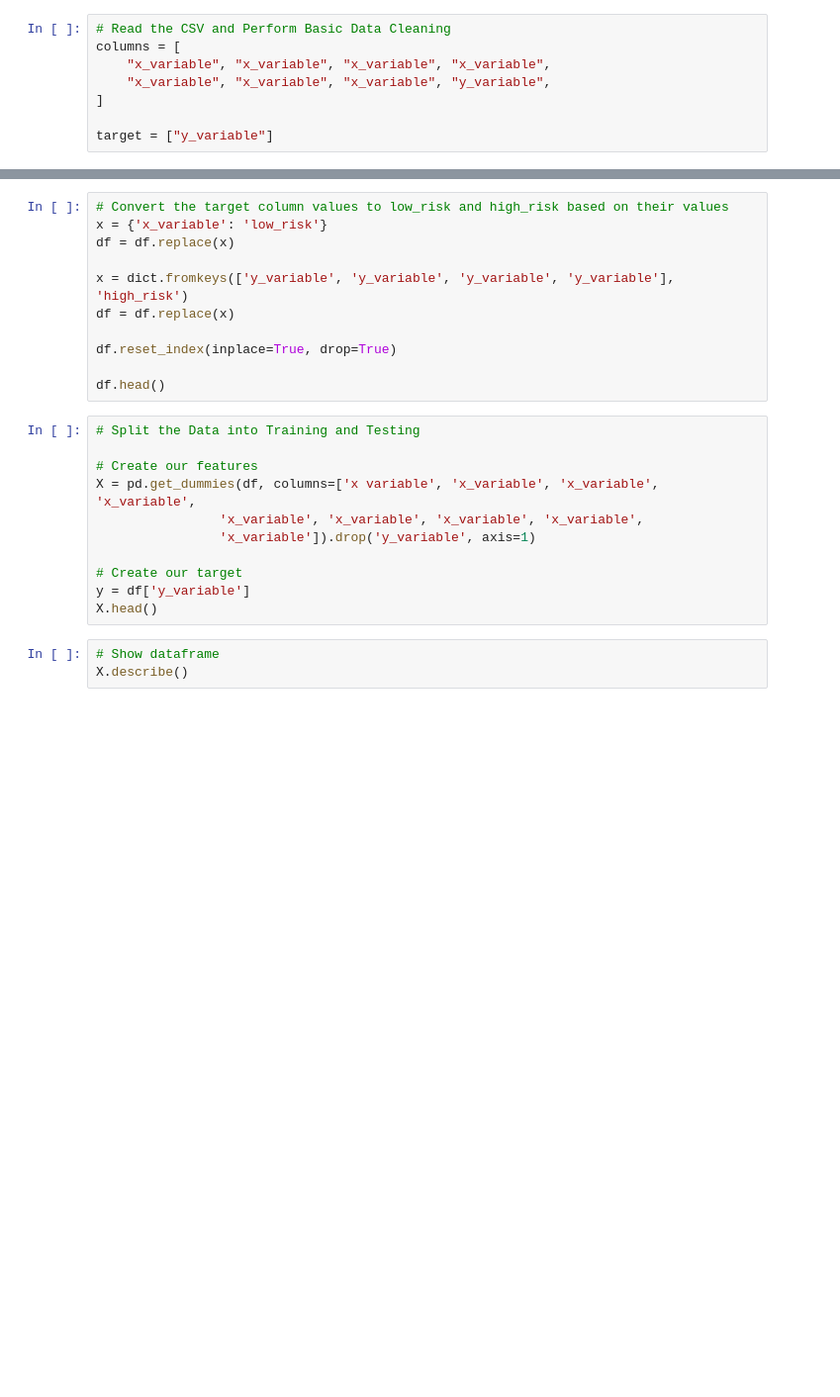
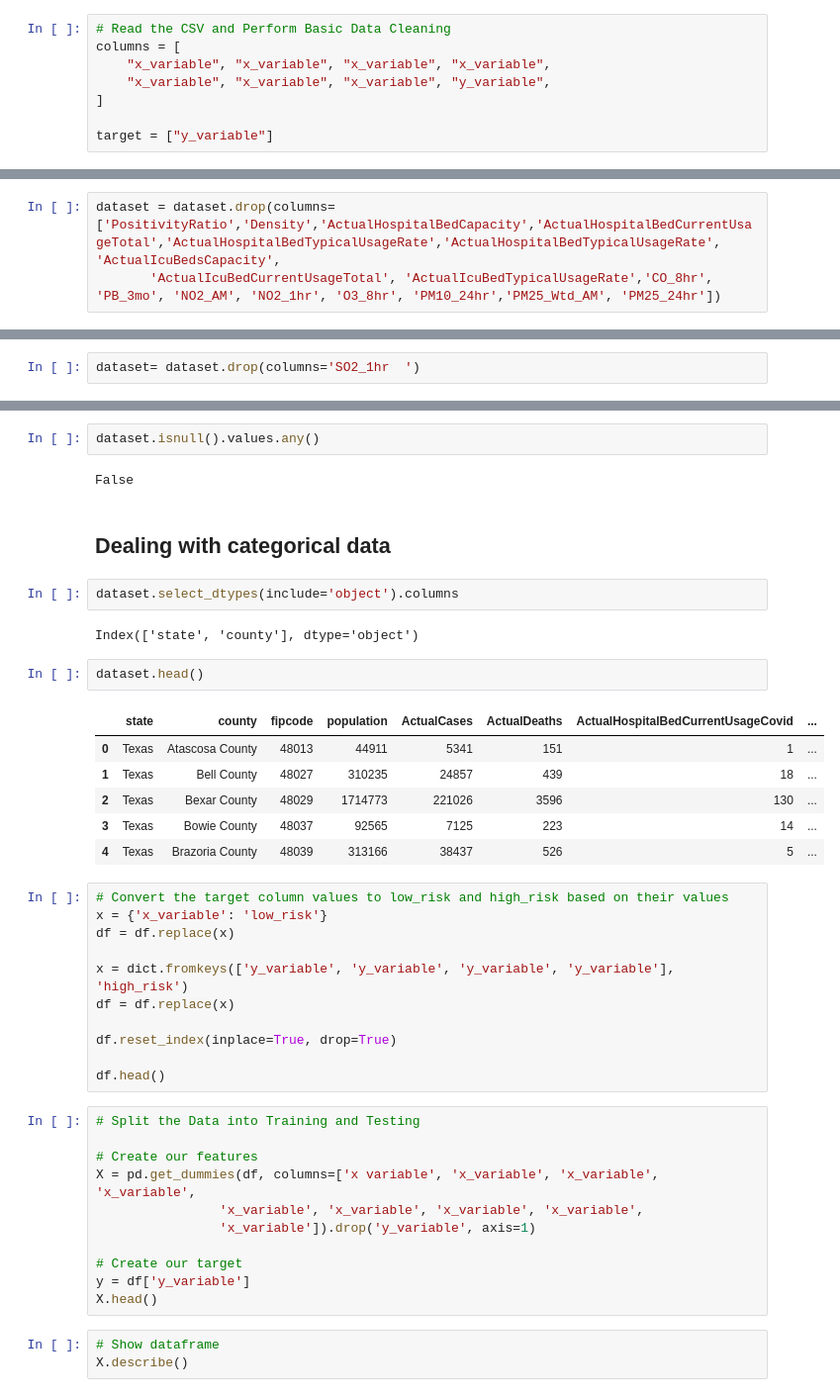
Before and after one commit to JoePedroza/UT-VIRT_DATA-GROUP-6-Project, a Jupyter notebook: COVID_Machine_Learning.ipynb, the cells around one changed output, grey strips where cells are left out. Shown at 99% size. Saved outputs shown, nothing was run; the diff lists cells and outputs as text; blank space fills up the shorter version.

```diff
--- a/COVID_Machine_Learning.ipynb
+++ b/COVID_Machine_Learning.ipynb
@@ -23,0 +139,3 @@ df = df.loc[:, columns].copy()
+# %%
+dataset = dataset.drop(columns=['PositivityRatio','Density','ActualHospitalBedCapacity','ActualHospitalBedCurrentUsageTotal','ActualHospitalBedTypicalUsageRate','ActualHospitalBedTypicalUsageRate', 'ActualIcuBedsCapacity',
+       'ActualIcuBedCurrentUsageTotal', 'ActualIcuBedTypicalUsageRate','CO_8hr', 'PB_3mo', 'NO2_AM', 'NO2_1hr', 'O3_8hr', 'PM10_24hr','PM25_Wtd_AM', 'PM25_24hr'])
@@ -23,0 +178,2 @@ df = df.loc[:, columns].copy()
+# %%
+dataset= dataset.drop(columns='SO2_1hr  ')
@@ -24,3 +204,22 @@ df = df.loc[:, columns].copy()
+# %%
+dataset.isnull().values.any()
+# %% [output]
+False
+# %% [markdown]
+## Dealing with categorical data
+# %%
+dataset.select_dtypes(include='object').columns
+# %% [output]
+Index(['state', 'county'], dtype='object')
+# %%
+dataset.head()
+# %% [output]
+|  | state | county | fipcode | population | ActualCases | ActualDeaths | ActualHospitalBedCurrentUsageCovid | ... |
+| 0 | Texas | Atascosa County | 48013 | 44911 | 5341 | 151 | 1 | ... |
+| 1 | Texas | Bell County | 48027 | 310235 | 24857 | 439 | 18 | ... |
+| 2 | Texas | Bexar County | 48029 | 1714773 | 221026 | 3596 | 130 | ... |
+| 3 | Texas | Bowie County | 48037 | 92565 | 7125 | 223 | 14 | ... |
+| 4 | Texas | Brazoria County | 48039 | 313166 | 38437 | 526 | 5 | ... |
 # %%
 # Convert the target column values to low_risk and high_risk based on their values
 x = {'x_variable': 'low_risk'}
```
Also changed, not shown: parts of 24 cells of this notebook.
